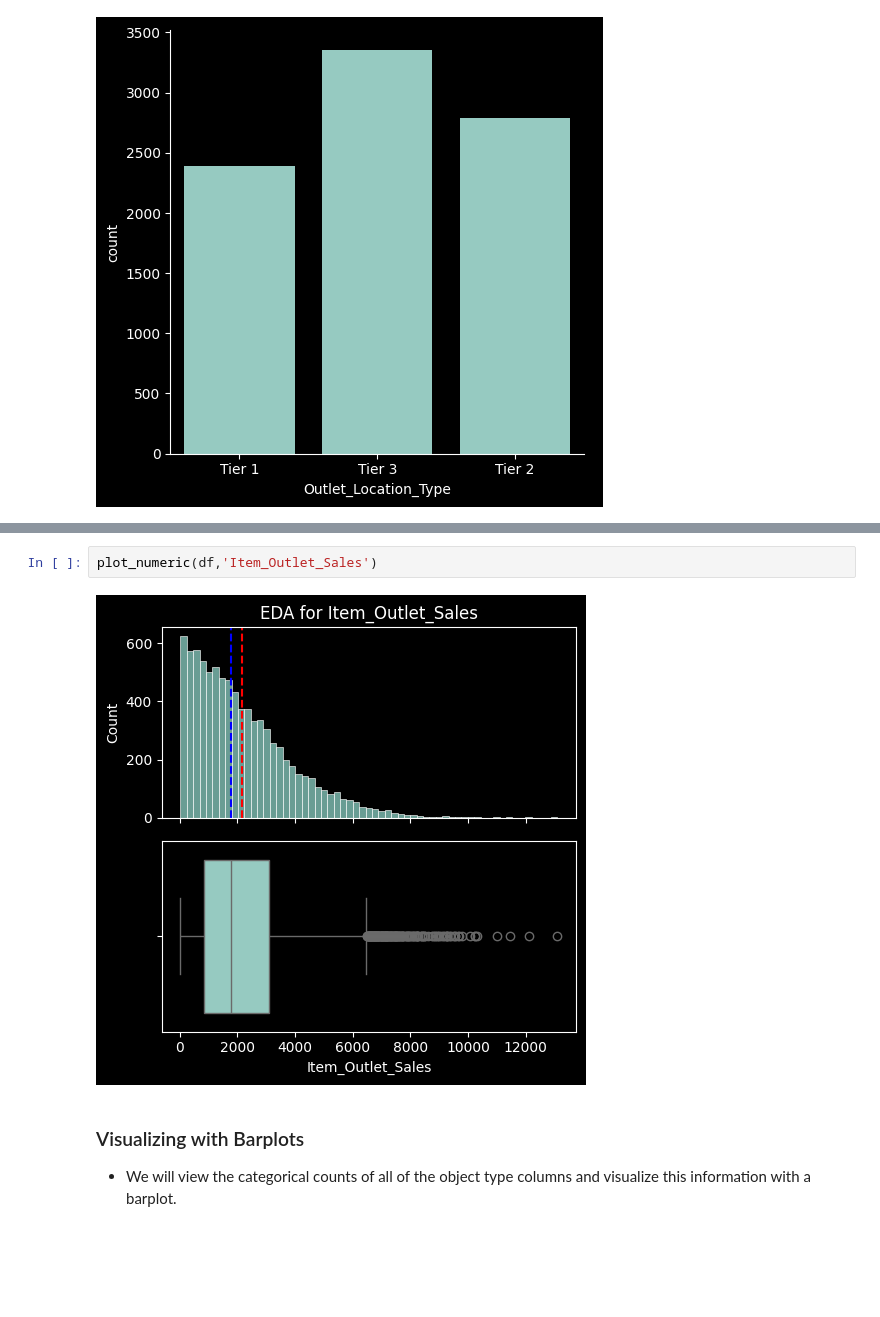
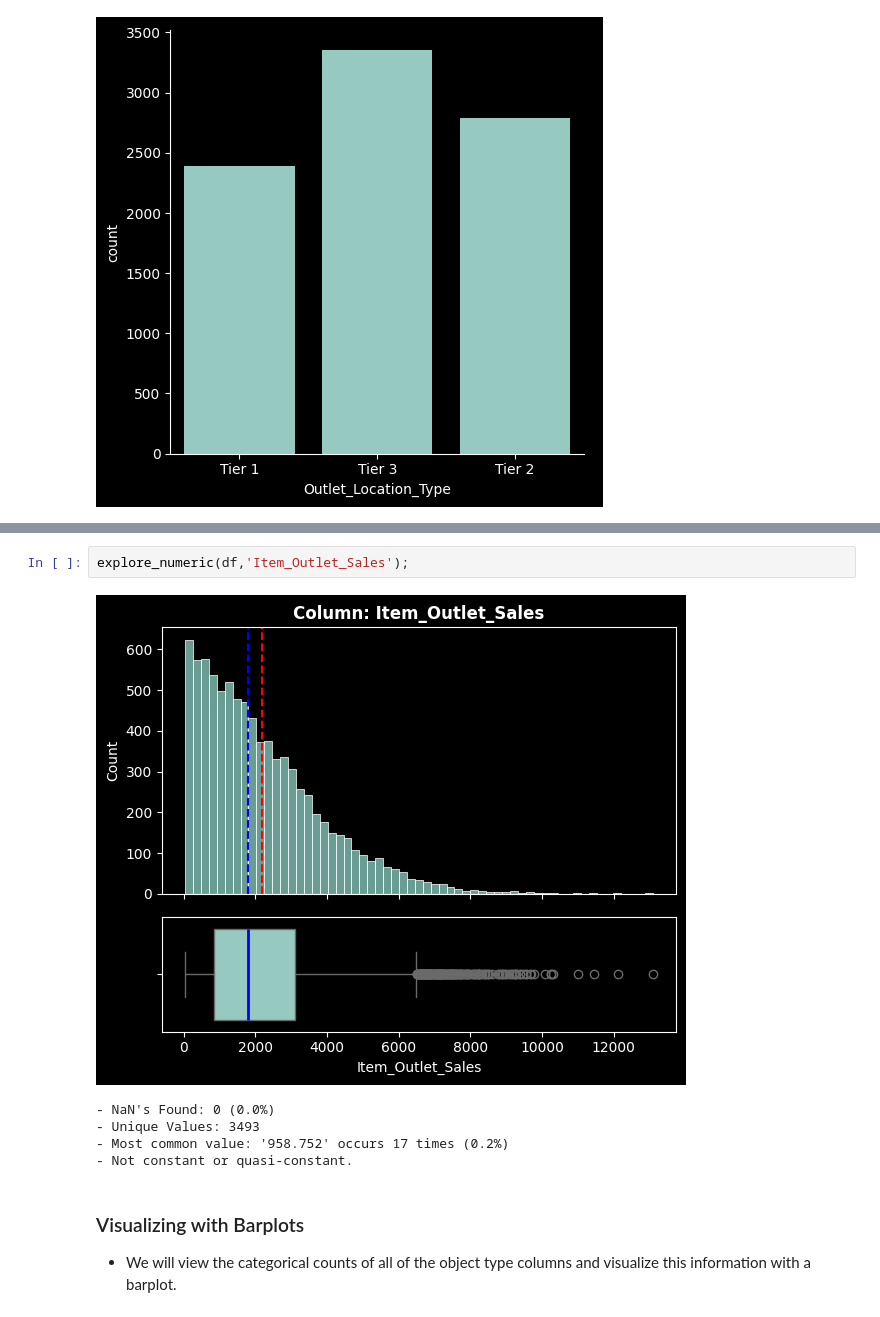
Before and after one commit to QustaB/Prediction_of_Production_Sales, a Jupyter notebook: Prediction_of_Production_Sales.ipynb, the cells around one changed output, grey strips where cells are left out. Saved outputs shown, nothing was run; the diff lists cells and outputs as text; blank space fills up the shorter version.

```diff
--- a/Prediction_of_Production_Sales.ipynb
+++ b/Prediction_of_Production_Sales.ipynb
@@ -637,7 +798,11 @@ def plot_numeric(df,col):
 # %%
-plot_numeric(df,'Item_Outlet_Sales')
+explore_numeric(df,'Item_Outlet_Sales');
 # %% [output]
-[figure, old version]
+[figure, new version]
+- NaN's Found: 0 (0.0%)
+- Unique Values: 3493
+- Most common value: '958.752' occurs 17 times (0.2%)
+- Not constant or quasi-constant.
 # %% [markdown]
 ### Visualizing with Barplots
 - We will view the categorical counts of all of the object type columns and visualize this information with a barplot.
```
Also changed, not shown: parts of 8 cells of this notebook.
